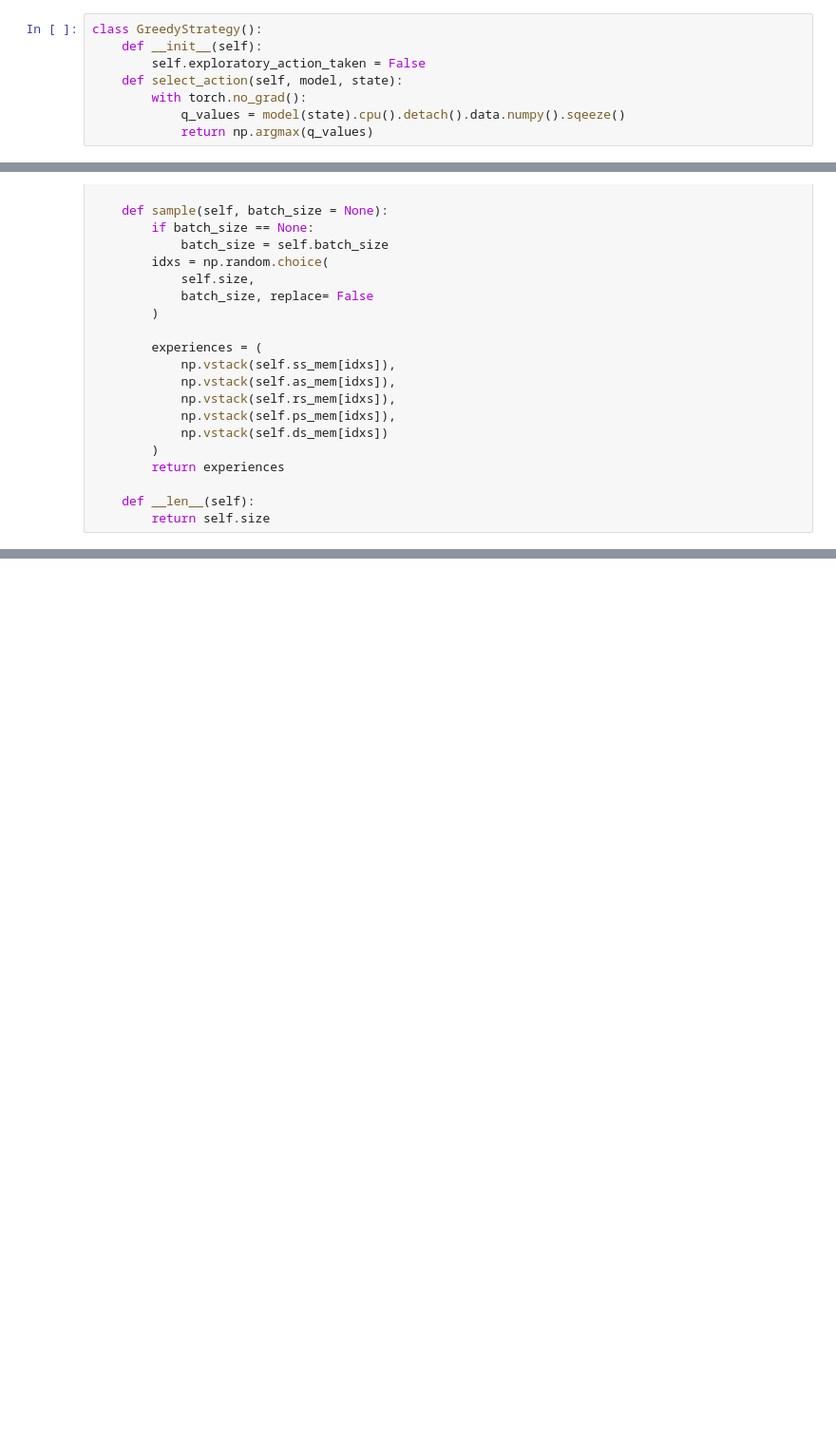
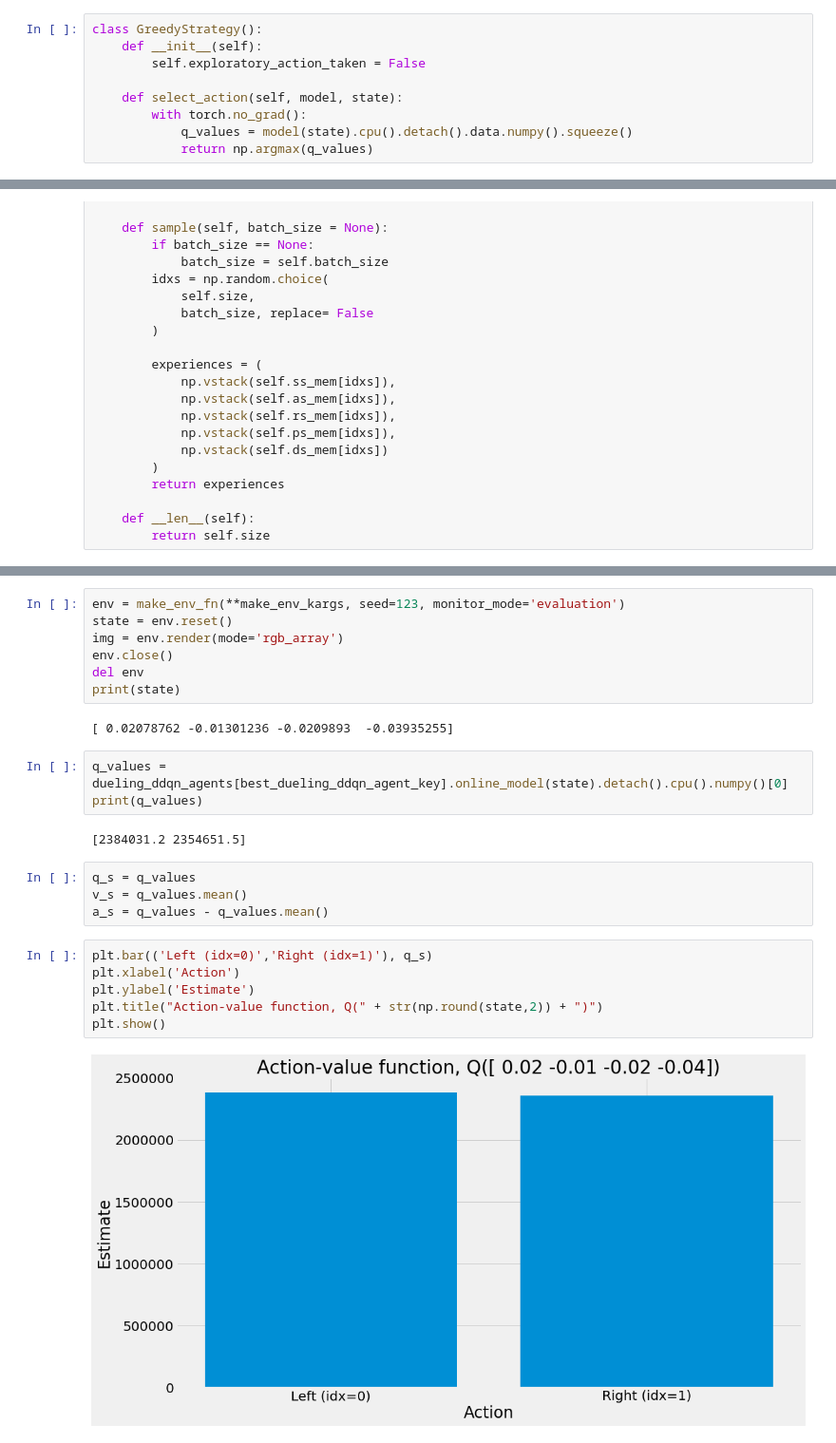
Before and after one commit to Iqbal1282/Practicing_DRL, a Jupyter notebook: chapter_10/chapter10.ipynb, the cells around one changed output, grey strips where cells are left out. Shown at 95% size. Saved outputs shown, nothing was run; the diff lists cells and outputs as text; blank space fills up the shorter version.

```diff
--- a/chapter_10/chapter10.ipynb
+++ b/chapter_10/chapter10.ipynb
@@ -215,9 +215,10 @@ class FCQ(nn.Module):
 class GreedyStrategy():
     def __init__(self):
         self.exploratory_action_taken = False
+
     def select_action(self, model, state):
         with torch.no_grad():
-            q_values = model(state).cpu().detach().data.numpy().sqeeze()
+            q_values = model(state).cpu().detach().data.numpy().squeeze()
             return np.argmax(q_values)
 # %%
 class EGreedyStrategy():
@@ -545,0 +858,26 @@ env_name, gamma, max_minutes, \
+# %%
+env = make_env_fn(**make_env_kargs, seed=123, monitor_mode='evaluation')
+state = env.reset()
+img = env.render(mode='rgb_array')
+env.close()
+del env
+print(state)
+# %% [output]
+[ 0.02078762 -0.01301236 -0.0209893  -0.03935255]
+# %%
+q_values = dueling_ddqn_agents[best_dueling_ddqn_agent_key].online_model(state).detach().cpu().numpy()[0]
+print(q_values)
+# %% [output]
+[2384031.2 2354651.5]
+# %%
+q_s = q_values
+v_s = q_values.mean()
+a_s = q_values - q_values.mean()
+# %%
+plt.bar(('Left (idx=0)','Right (idx=1)'), q_s)
+plt.xlabel('Action')
+plt.ylabel('Estimate')
+plt.title("Action-value function, Q(" + str(np.round(state,2)) + ")")
+plt.show()
+# %% [output]
+[figure, added]
```
Also changed, not shown: parts of 7 cells of this notebook, 2 other files.
